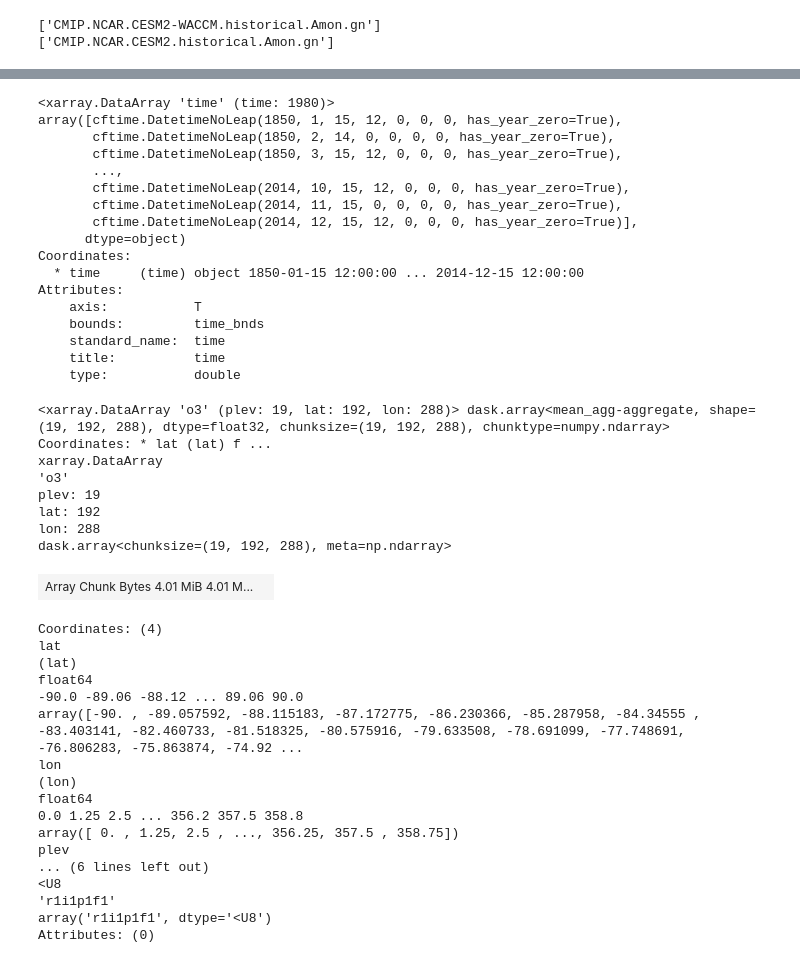
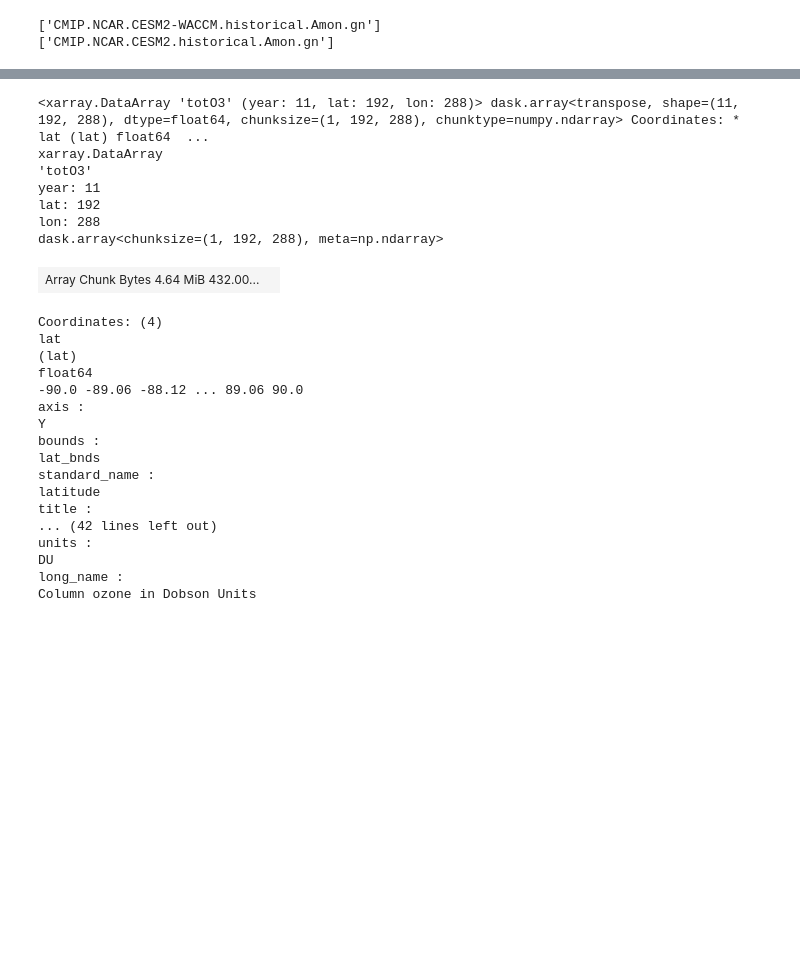
Before and after one commit to eScience-course/Tjaernoe2022-group2, a Jupyter notebook: Emma/O3_CMIP6.ipynb, the cells around one changed output, grey strips where cells are left out. Saved outputs shown, nothing was run; the diff lists cells and outputs as text; code cells hidden in the pictures; blank space fills up the shorter version.

```diff
--- a/Emma/O3_CMIP6.ipynb
+++ b/Emma/O3_CMIP6.ipynb
@@ -148 +197,29 @@ NameError: name 'weighted_mean_cam' is not defined
+# %%
+ds_cam_post_eruption
+# %% [output]
+<xarray.DataArray 'totO3' (year: 11, lat: 192, lon: 288)> dask.array<transpose, shape=(11, 192, 288), dtype=float64, chunksize=(1, 192, 288), chunktype=numpy.ndarray> Coordinates: * lat (lat) float64  ...
+xarray.DataArray
+'totO3'
+year: 11
+lat: 192
+lon: 288
+dask.array<chunksize=(1, 192, 288), meta=np.ndarray>
+| Array Chunk Bytes 4.64 MiB 432.00... |  |
+Coordinates: (4)
+lat
+(lat)
+float64
+-90.0 -89.06 -88.12 ... 89.06 90.0
+axis :
+Y
+bounds :
+lat_bnds
+standard_name :
+latitude
+title :
+... (42 lines left out)
+units :
+DU
+long_name :
+Column ozone in Dobson Units
 # %%
@@ -156,21 +242 @@ during_erup = ds_waccm.o3.sel(time=slice(start_prior_eruption,end_during_eruptio
-# %%
-ds_waccm.time
-# %% [output]
-<xarray.DataArray 'time' (time: 1980)>
-array([cftime.DatetimeNoLeap(1850, 1, 15, 12, 0, 0, 0, has_year_zero=True),
-       cftime.DatetimeNoLeap(1850, 2, 14, 0, 0, 0, 0, has_year_zero=True),
-       cftime.DatetimeNoLeap(1850, 3, 15, 12, 0, 0, 0, has_year_zero=True),
-       ...,
-       cftime.DatetimeNoLeap(2014, 10, 15, 12, 0, 0, 0, has_year_zero=True),
-       cftime.DatetimeNoLeap(2014, 11, 15, 0, 0, 0, 0, has_year_zero=True),
-       cftime.DatetimeNoLeap(2014, 12, 15, 12, 0, 0, 0, has_year_zero=True)],
-      dtype=object)
-Coordinates:
-  * time     (time) object 1850-01-15 12:00:00 ... 2014-12-15 12:00:00
-Attributes:
-    axis:           T
-    bounds:         time_bnds
-    standard_name:  time
-    title:          time
-    type:           double
 # %%
@@ -182,28 +250,0 @@ ds_w_anom = ds_w_dur - ds_w_pri
-# %%
-ds_w_pri
-# %% [output]
-<xarray.DataArray 'o3' (plev: 19, lat: 192, lon: 288)> dask.array<mean_agg-aggregate, shape=(19, 192, 288), dtype=float32, chunksize=(19, 192, 288), chunktype=numpy.ndarray> Coordinates: * lat (lat) f ...
-xarray.DataArray
-'o3'
-plev: 19
-lat: 192
-lon: 288
-dask.array<chunksize=(19, 192, 288), meta=np.ndarray>
-| Array Chunk Bytes 4.01 MiB 4.01 M... |  |
-Coordinates: (4)
-lat
-(lat)
-float64
--90.0 -89.06 -88.12 ... 89.06 90.0
-array([-90. , -89.057592, -88.115183, -87.172775, -86.230366, -85.287958, -84.34555 , -83.403141, -82.460733, -81.518325, -80.575916, -79.633508, -78.691099, -77.748691, -76.806283, -75.863874, -74.92 ...
-lon
-(lon)
-float64
-0.0 1.25 2.5 ... 356.2 357.5 358.8
-array([ 0. , 1.25, 2.5 , ..., 356.25, 357.5 , 358.75])
-plev
-... (6 lines left out)
-<U8
-'r1i1p1f1'
-array('r1i1p1f1', dtype='<U8')
-Attributes: (0)
```
Also changed, not shown: parts of 31 cells of this notebook, 3 other files.
